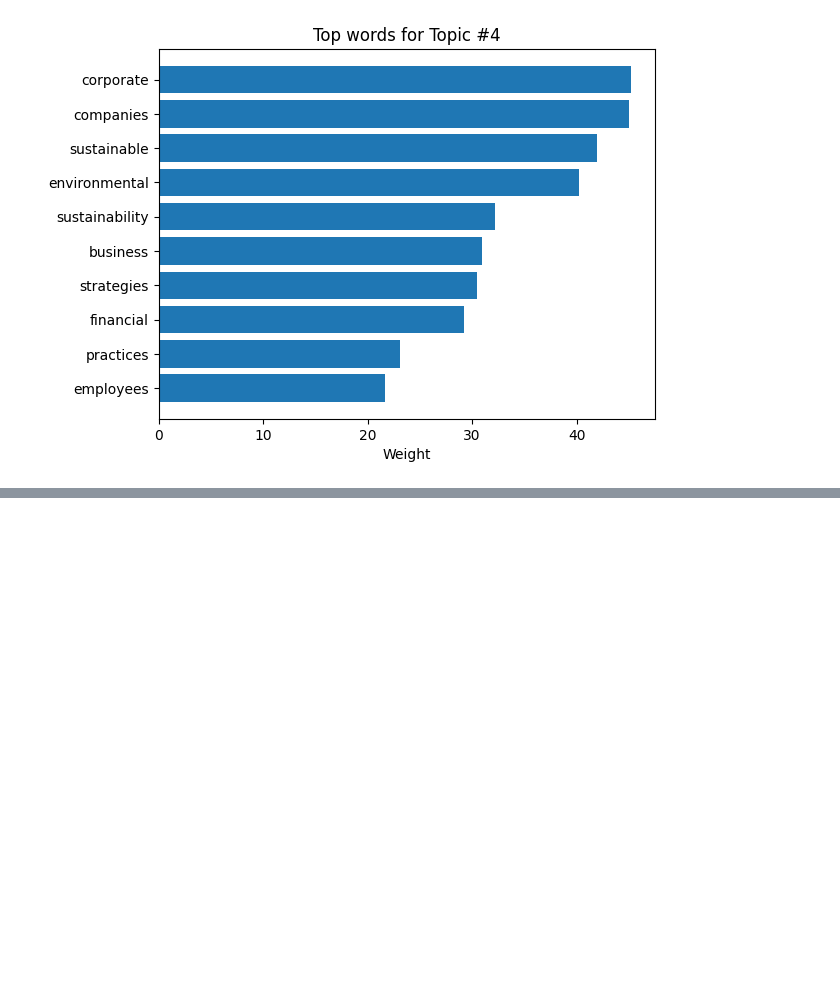
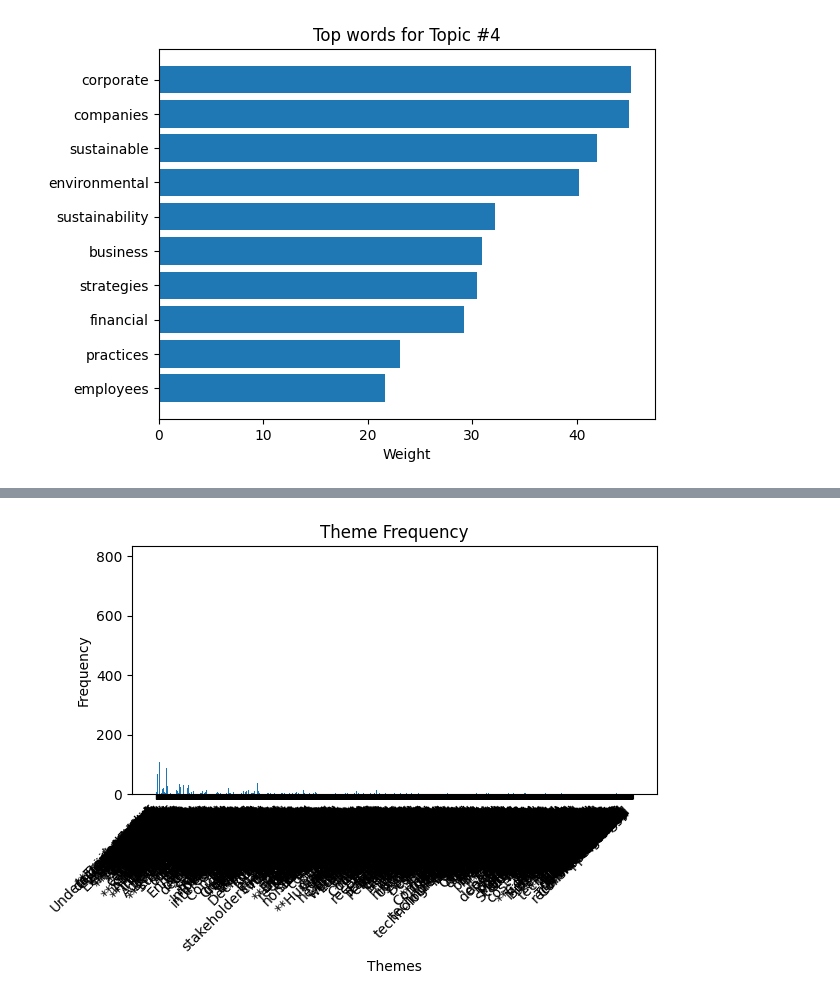
Before and after one commit to jkranyak/AI-Meta-Analysis-on-Org-policy, a Jupyter notebook: 705_MBA_FinalPaper.ipynb, the cells around one changed output, grey strips where cells are left out. Drawn from its saved outputs; the diff is of its cells as text; code cells hidden in the pictures; blank space fills up the shorter version.

```diff
--- a/705_MBA_FinalPaper.ipynb
+++ b/705_MBA_FinalPaper.ipynb
@@ -543,0 +616,17 @@ for index, topic in enumerate(lda_model.components_):
+# %%
+from collections import Counter
+import matplotlib.pyplot as plt
+
+# Count the frequency of each theme
+theme_counts = Counter(theme for themes in results.values() for theme in themes.split())
+
+# Plot the bar chart
+plt.bar(theme_counts.keys(), theme_counts.values())
+plt.xlabel("Themes")
+plt.ylabel("Frequency")
+plt.title("Theme Frequency")
+plt.xticks(rotation=45, ha="right")
+plt.tight_layout()
+plt.show()
+# %% [output]
+[figure, added]
```
Also changed, not shown: parts of 4 cells of this notebook.
